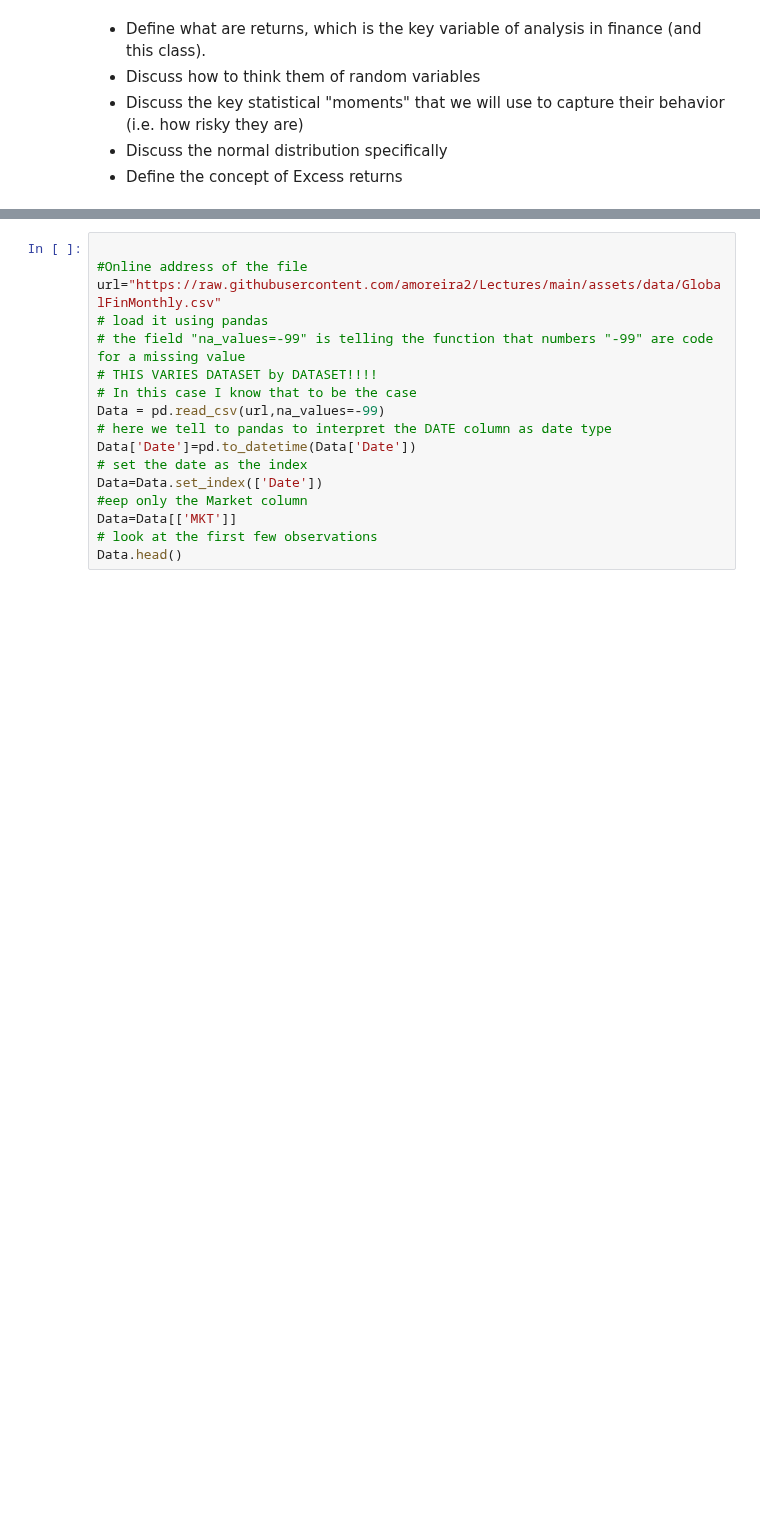
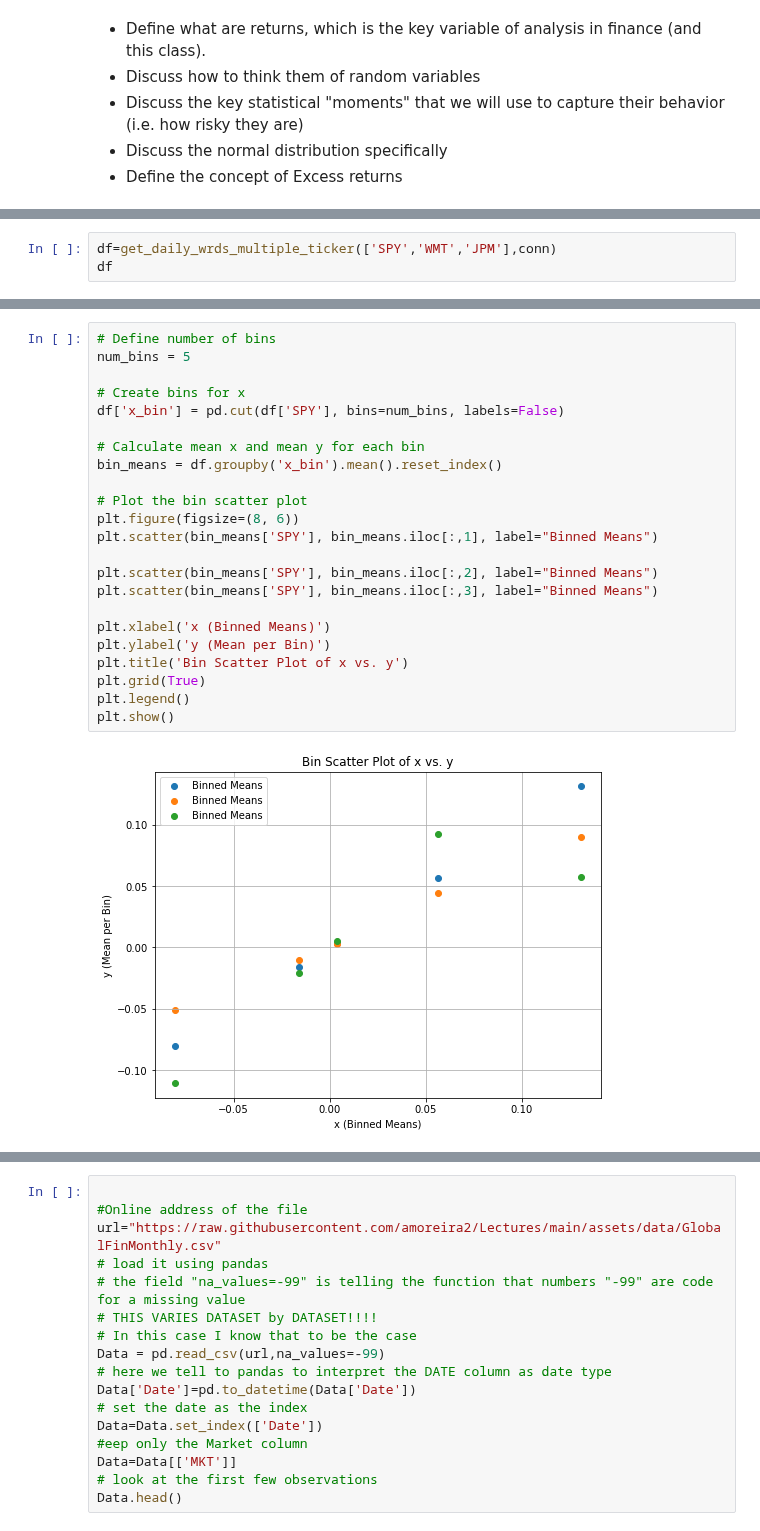
Before and after one commit to jdp9675/UG54, a Jupyter notebook: chapters/Finance/Returns_working.ipynb, the cells around one changed output, grey strips where cells are left out. Drawn from its saved outputs; the diff is of its cells as text; blank space fills up the shorter version.

```diff
--- a/chapters/Finance/Returns_working.ipynb
+++ b/chapters/Finance/Returns_working.ipynb
@@ -46,0 +322,3 @@ For now we will only use one of the assets which is the United States equity mar
+# %%
+df=get_daily_wrds_multiple_ticker(['SPY','WMT','JPM'],conn)
+df
@@ -46,0 +355,25 @@ For now we will only use one of the assets which is the United States equity mar
+# %%
+# Define number of bins
+num_bins = 5
+
+# Create bins for x
+df['x_bin'] = pd.cut(df['SPY'], bins=num_bins, labels=False)
+
+# Calculate mean x and mean y for each bin
+bin_means = df.groupby('x_bin').mean().reset_index()
+
+# Plot the bin scatter plot
+plt.figure(figsize=(8, 6))
+plt.scatter(bin_means['SPY'], bin_means.iloc[:,1], label="Binned Means")
+
+plt.scatter(bin_means['SPY'], bin_means.iloc[:,2], label="Binned Means")
+plt.scatter(bin_means['SPY'], bin_means.iloc[:,3], label="Binned Means")
+
+plt.xlabel('x (Binned Means)')
+plt.ylabel('y (Mean per Bin)')
+plt.title('Bin Scatter Plot of x vs. y')
+plt.grid(True)
+plt.legend()
+plt.show()
+# %% [output]
+[figure, added]
```
Also changed, not shown: parts of 30 cells of this notebook.
